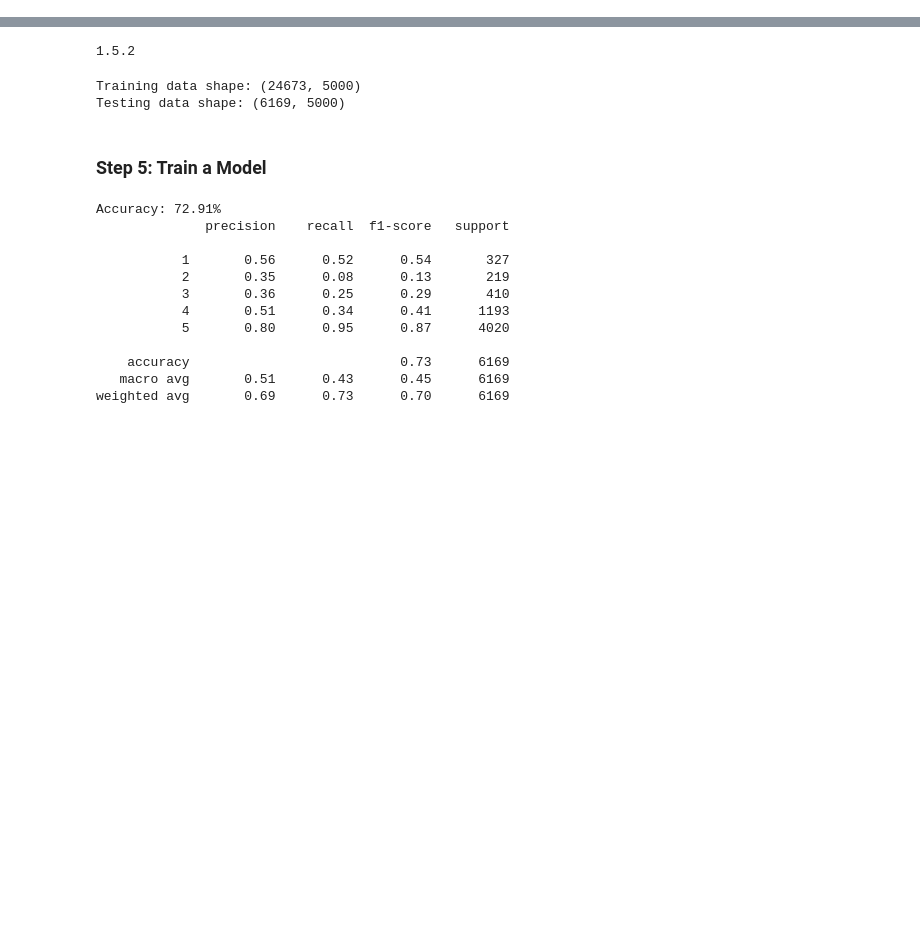
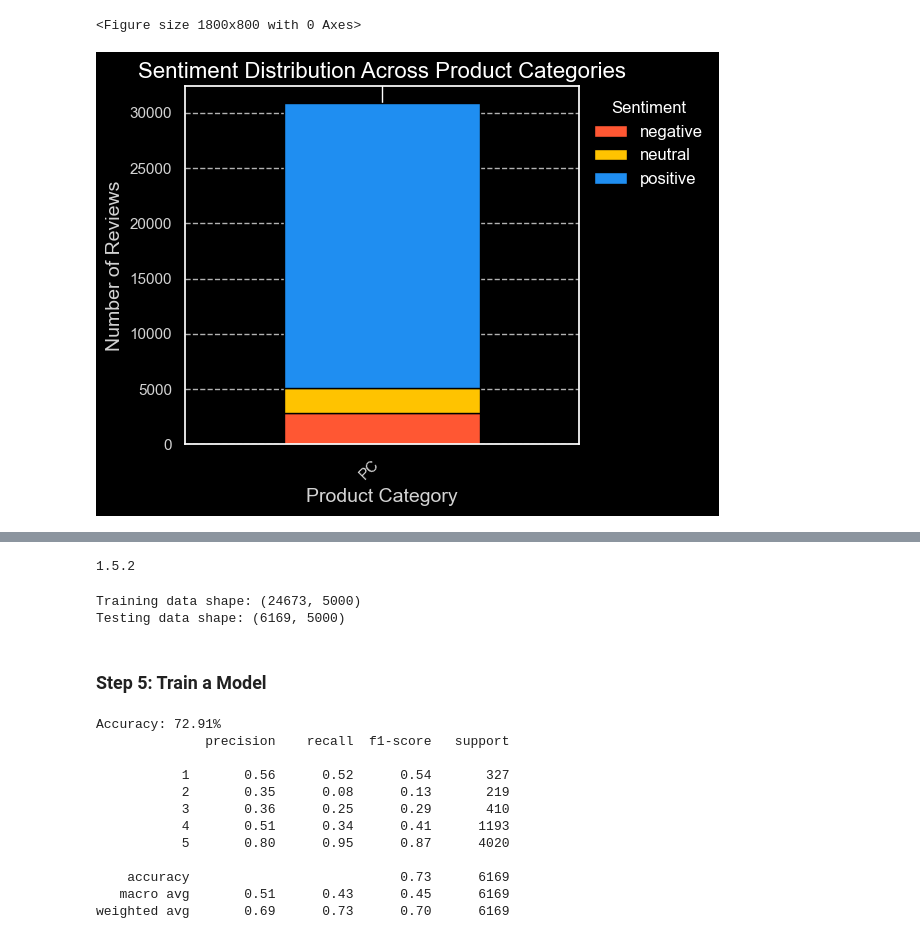
Before and after one commit to nafisalawalidris/Product-Review-Sentiment-Analysis, a Jupyter notebook: Product_Review_Analysis.ipynb, the cells around one changed output, grey strips where cells are left out. Drawn from its saved outputs; the diff is of its cells as text; code cells hidden in the pictures; blank space fills up the shorter version.

```diff
--- a/Product_Review_Analysis.ipynb
+++ b/Product_Review_Analysis.ipynb
@@ -211,0 +177,24 @@ Passing `palette` without assigning `hue` is deprecated and will be removed in v
+# %%
+# 2. Sentiment Distribution Across Product Categories
+
+# Set a style with a dark background
+plt.style.use('dark_background')
+
+# Count the sentiment labels for each product category
+sentiment_counts_by_category = data.groupby('product_category')['sentiment_label'].value_counts().unstack().fillna(0)
+
+# Plot the distribution of sentiment across product categories
+plt.figure(figsize=(18, 8))
+sentiment_counts_by_category.plot(kind='bar', stacked=True, color=['#FF5733', '#FFC300', '#1F8EF1'], edgecolor='black')
+plt.title('Sentiment Distribution Across Product Categories', fontsize=16, color='white')
+plt.xlabel('Product Category', fontsize=14, color='lightgray')
+plt.ylabel('Number of Reviews', fontsize=14, color='lightgray')
+plt.xticks(rotation=45, ha='right', color='lightgray')
+plt.yticks(color='lightgray')
+plt.grid(axis='y', linestyle='--', alpha=0.7)
+plt.legend(title='Sentiment', fontsize=12, bbox_to_anchor=(1, 1), loc='upper left', frameon=False)
+plt.tight_layout()
+plt.show()
+# %% [output]
+<Figure size 1800x800 with 0 Axes>
+[figure, added]
```
Also changed, not shown: parts of 36 cells of this notebook, 1 other file.
